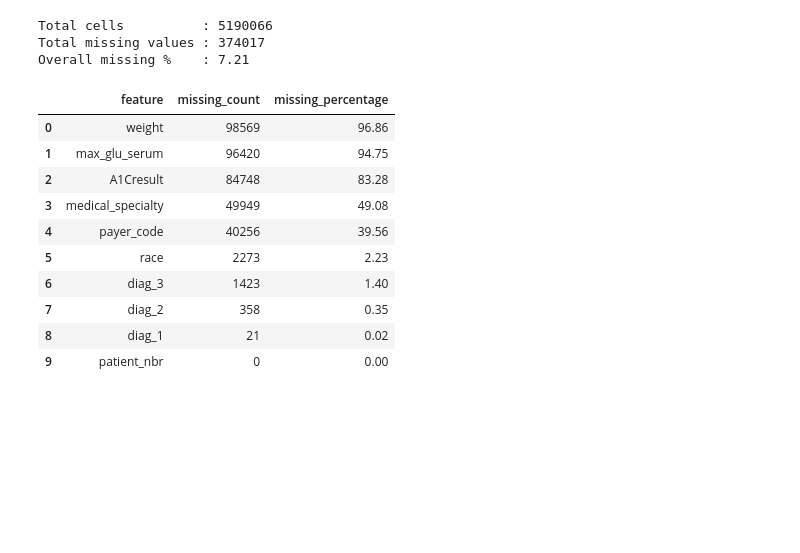
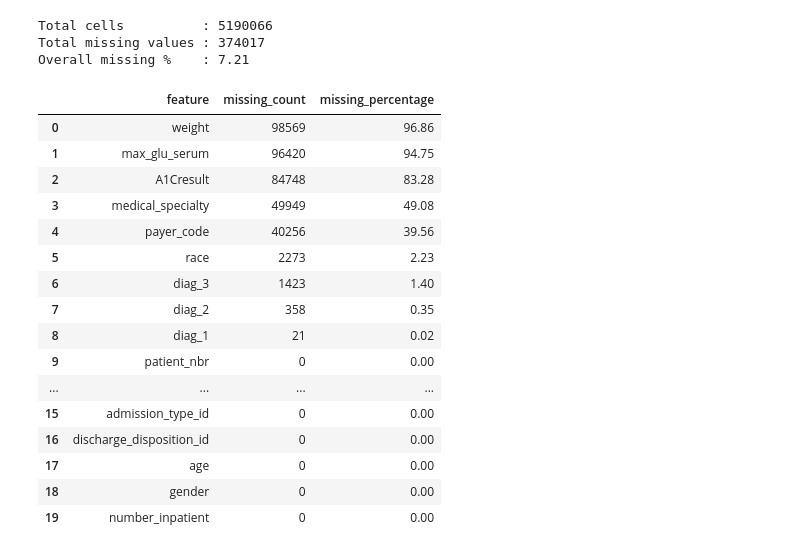
Before and after one commit to mithun6gowda/hospital-readmission-prediction, a Jupyter notebook: data_preparation.ipynb, the cells around one changed output. Drawn from its saved outputs; the diff is of its cells as text; code cells hidden in the pictures; blank space fills up the shorter version.

```diff
--- a/data_preparation.ipynb
+++ b/data_preparation.ipynb
@@ -358,16 +356,22 @@ Overall missing %    : 7.21
 # %%
 # Top 10 features with highest missing percentage
 
-missing_summary.head(10)
+missing_summary.head(20)
 # %% [output]
 |  | feature | missing_count | missing_percentage |
 | 0 | weight | 98569 | 96.86 |
 | 1 | max_glu_serum | 96420 | 94.75 |
 | 2 | A1Cresult | 84748 | 83.28 |
 | 3 | medical_specialty | 49949 | 49.08 |
 | 4 | payer_code | 40256 | 39.56 |
 | 5 | race | 2273 | 2.23 |
 | 6 | diag_3 | 1423 | 1.40 |
 | 7 | diag_2 | 358 | 0.35 |
 | 8 | diag_1 | 21 | 0.02 |
 | 9 | patient_nbr | 0 | 0.00 |
+| ... | ... | ... | ... |
+| 15 | admission_type_id | 0 | 0.00 |
+| 16 | discharge_disposition_id | 0 | 0.00 |
+| 17 | age | 0 | 0.00 |
+| 18 | gender | 0 | 0.00 |
+| 19 | number_inpatient | 0 | 0.00 |
```
Also changed, not shown: parts of 1 cell of this notebook.
